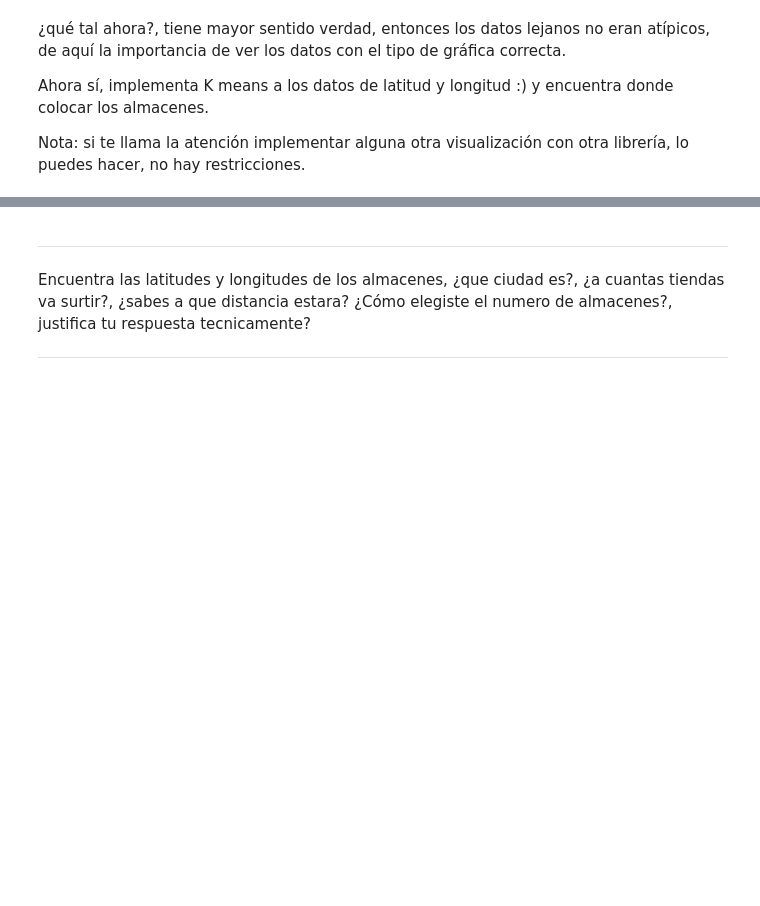
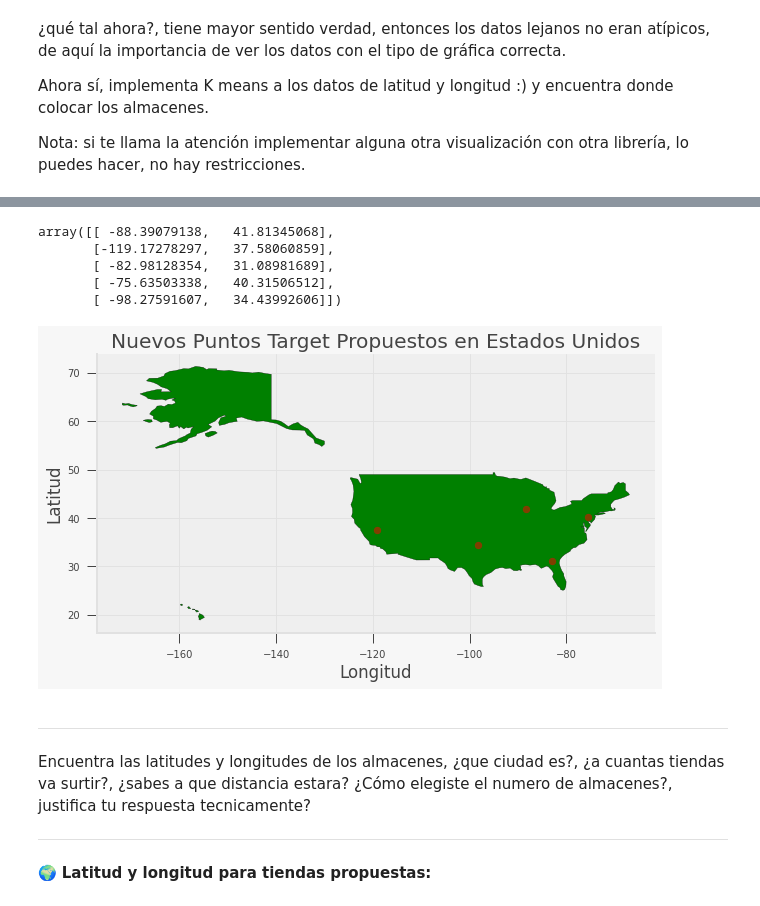
Before and after one commit to PosgradoMNA/actividades-de-aprendizaje-A01793509, a Jupyter notebook: Repaso_Regresiones_Kmeans_Notebook_2.A01793509.ipynb, the cells around one changed output, grey strips where cells are left out. Cells and saved outputs as stored; diff of their text form; code cells hidden in the pictures; blank space fills up the shorter version.

```diff
--- a/Repaso_Regresiones_Kmeans_Notebook_2.A01793509.ipynb
+++ b/Repaso_Regresiones_Kmeans_Notebook_2.A01793509.ipynb
@@ -266,3 +291,42 @@ ValueError: ignored
+# %%
+#Instanciamos nuestro modelo KMeans ideal
+Modelo_KMeans_Ideal = KMeans(n_clusters=Modelo_Visual.elbow_value_, random_state=42)
+#Realizamos nuestra predicción
+y_new_tiendas = Modelo_KMeans_Ideal.fit_predict(X)
+#Verificamos los clusters generados
+Modelo_KMeans_Ideal.cluster_centers_
+# %% [output]
+array([[ -88.39079138,   41.81345068],
+       [-119.17278297,   37.58060859],
+       [ -82.98128354,   31.08981689],
+       [ -75.63503338,   40.31506512],
+       [ -98.27591607,   34.43992606]])
+# %%
+#Creamos un nuevo dataframe con las columnas de latitud y longitud para crear la nueva columna "Coordenadas", de tal manera que podamos graficar.
+dfClusters = pd.DataFrame(Modelo_KMeans_Ideal.cluster_centers_, columns = ['Latitud','Longitud'])
+dfClusters["Coordenadas"] = list(zip(dfClusters.Latitud, dfClusters.Longitud))
+dfClusters["Coordenadas"] = dfClusters["Coordenadas"].apply(Point)
+gdf = gpd.GeoDataFrame(dfClusters, geometry="Coordenadas")
+
+fig, gax = plt.subplots(figsize=(10,10))
+
+#Indicamos el país en el que utilizaremos las coordenadas del dataframe e indicamos que queremos colorear el mapa en color verde
+world.query("name == 'United States of America'").plot(ax = gax, edgecolor='black', color='green')
+
+#Queremos visualizar los puntos de nuevas tiendas en rojo
+gdf.plot(ax=gax, color='Red', alpha = 0.5)
+
+#Ajustamos las etiquetas de los ejes
+gax.set_xlabel('Longitud')
+gax.set_ylabel('Latitud')
+gax.set_title('Nuevos Puntos Target Propuestos en Estados Unidos')
+
+gax.spines['top'].set_visible(False)
+gax.spines['right'].set_visible(False)
+
+plt.show()
+# %% [output]
+[figure, added]
 # %% [markdown]
 ---
 
@@ -272,3 +336,5 @@ Encuentra las latitudes y longitudes de los almacenes, ¿que ciudad es?, ¿a cua
 
 
 ---
+# %% [markdown]
+🌍 **Latitud y longitud para tiendas propuestas:**
```
Also changed, not shown: parts of 23 cells of this notebook.
